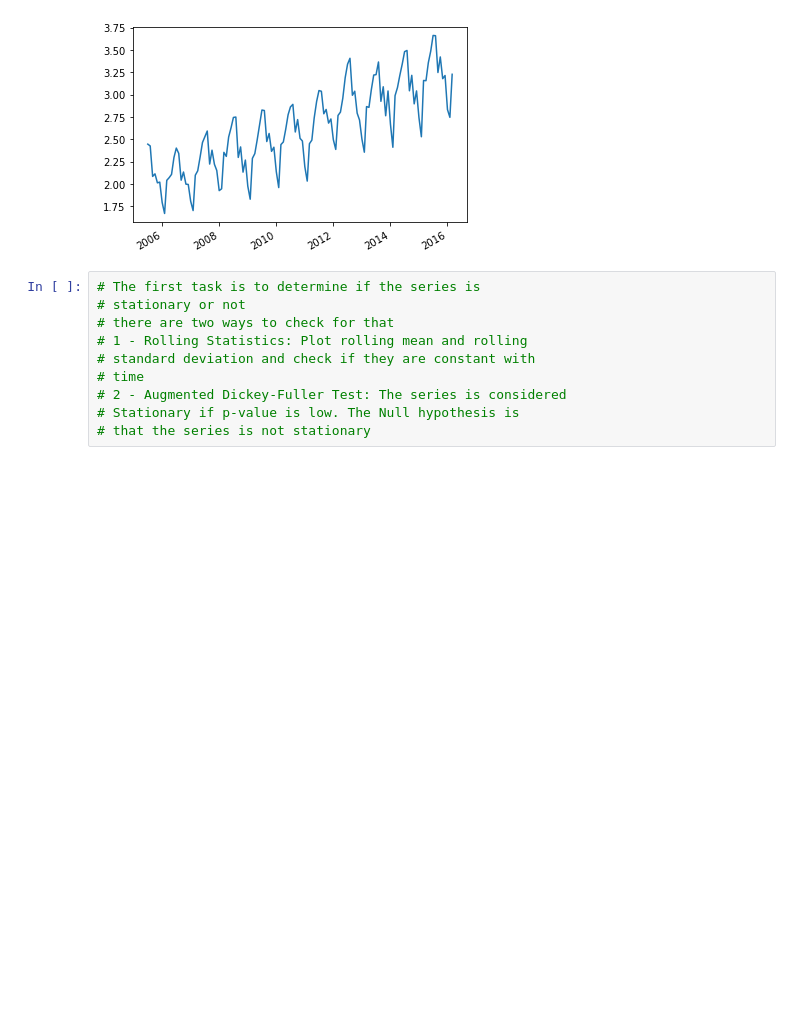
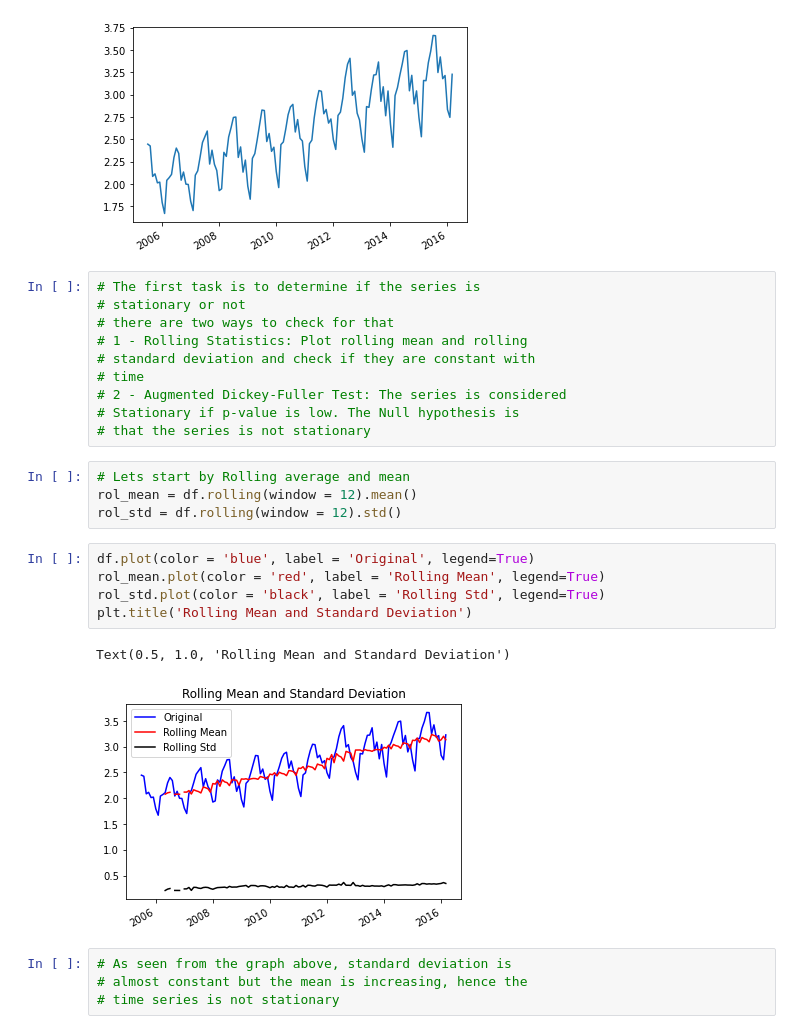
Before and after one commit to usamatrq94/time-series-models, a Jupyter notebook: ARIMA-model-tuning.ipynb, the cells around one changed output. Cells and saved outputs as stored; diff of their text form; blank space fills up the shorter version.

Commit message:
ARIMA model tuning - series stabilized

```diff
--- a/ARIMA-model-tuning.ipynb
+++ b/ARIMA-model-tuning.ipynb
@@ -79,3 +79,19 @@ df.plot()
 # 2 - Augmented Dickey-Fuller Test: The series is considered
 # Stationary if p-value is low. The Null hypothesis is
 # that the series is not stationary
+# %%
+# Lets start by Rolling average and mean
+rol_mean = df.rolling(window = 12).mean()
+rol_std = df.rolling(window = 12).std()
+# %%
+df.plot(color = 'blue', label = 'Original', legend=True)
+rol_mean.plot(color = 'red', label = 'Rolling Mean', legend=True)
+rol_std.plot(color = 'black', label = 'Rolling Std', legend=True)
+plt.title('Rolling Mean and Standard Deviation')
+# %% [output]
+Text(0.5, 1.0, 'Rolling Mean and Standard Deviation')
+[figure, added]
+# %%
+# As seen from the graph above, standard deviation is
+# almost constant but the mean is increasing, hence the
+# time series is not stationary
```
Also changed, not shown: parts of 8 cells of this notebook.
